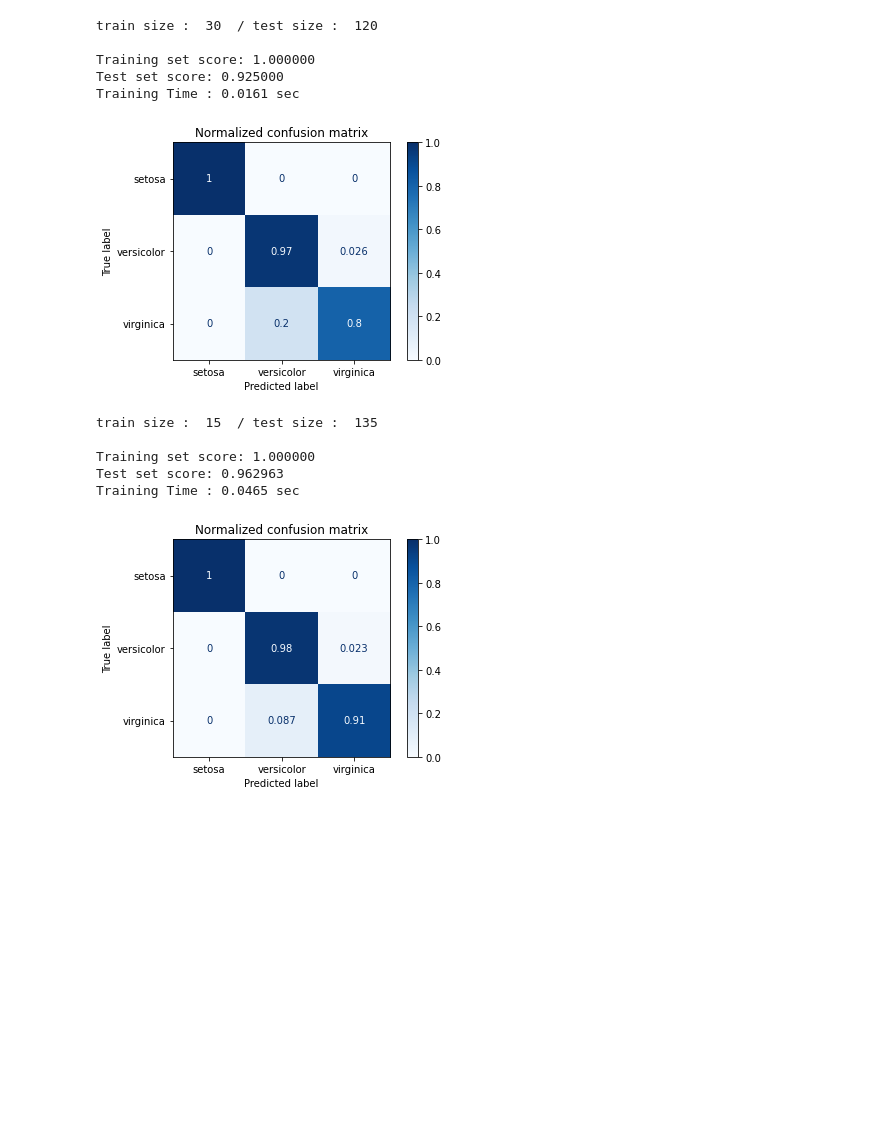
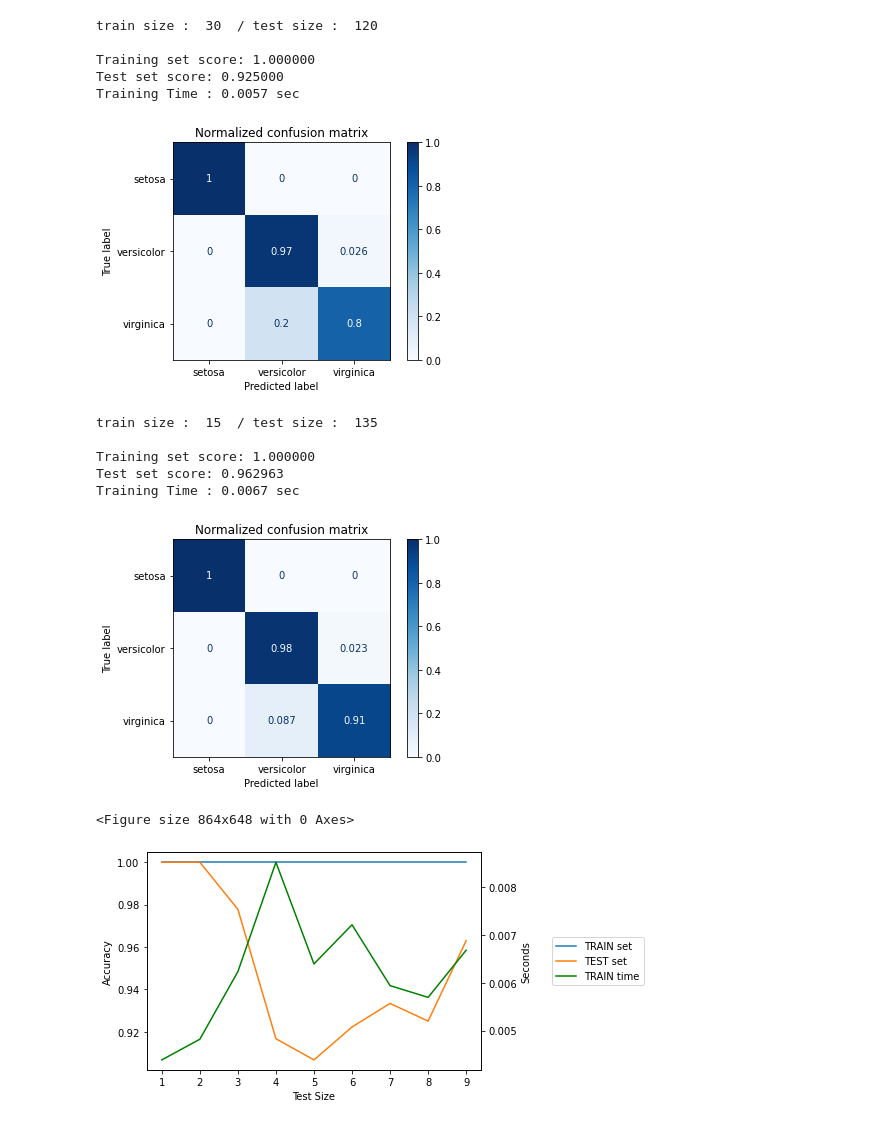
Before and after one commit to minercode625/Archive, a Jupyter notebook: ML/NN/003_TestSize_Iris.ipynb, the cells around one changed output. Drawn from its saved outputs; the diff is of its cells as text; code cells hidden in the pictures; blank space fills up the shorter version.

```diff
--- a/ML/NN/003_TestSize_Iris.ipynb
+++ b/ML/NN/003_TestSize_Iris.ipynb
@@ -5,3 +6,7 @@ from sklearn.datasets import load_iris
 from sklearn.model_selection import train_test_split
 from sklearn.metrics import ConfusionMatrixDisplay
 from sklearn.neighbors import KNeighborsClassifier
+# %%
+train_acc = []
+test_acc = []
+train_time = []
@@ -242,17 +319,22 @@ print()
 
 k = 1
 
-start = time.perf_counter()
-
 knn = KNeighborsClassifier(k, weights='distance', n_jobs=-1)
 knn.fit(x_train, y_train)
 
 train_score = knn.score(x_train, y_train)
+
+start = time.perf_counter()
 test_score = knn.score(x_test, y_test)
+end = time.perf_counter() - start
 
 print("Training set score: %f" % train_score)
 print("Test set score: %f" % test_score)
-print("Training Time : %.4f" % (time.perf_counter() - start), "sec")
+print("Training Time : %.4f" % end, "sec")
+
+train_acc.append(train_score)
+test_acc.append(test_score)
+train_time.append(end)
 
 disp = ConfusionMatrixDisplay.from_estimator(knn, x_test, y_test, display_labels=iris.target_names, cmap=plt.cm.Blues, normalize="true")
 disp.ax_.set_title("Normalized confusion matrix")
@@ -262,7 +344,7 @@ train size :  30  / test size :  120
 
 Training set score: 1.000000
 Test set score: 0.925000
-Training Time : 0.0161 sec
+Training Time : 0.0057 sec
 [figure]
 # %%
 iris = load_iris()
@@ -279,17 +361,22 @@ print()
 
 k = 1
 
-start = time.perf_counter()
-
 knn = KNeighborsClassifier(k, weights='distance', n_jobs=-1)
 knn.fit(x_train, y_train)
 
 train_score = knn.score(x_train, y_train)
+
+start = time.perf_counter()
 test_score = knn.score(x_test, y_test)
+end = time.perf_counter() - start
 
 print("Training set score: %f" % train_score)
 print("Test set score: %f" % test_score)
-print("Training Time : %.4f" % (time.perf_counter() - start), "sec")
+print("Training Time : %.4f" % end, "sec")
+
+train_acc.append(train_score)
+test_acc.append(test_score)
+train_time.append(end)
 
 disp = ConfusionMatrixDisplay.from_estimator(knn, x_test, y_test, display_labels=iris.target_names, cmap=plt.cm.Blues, normalize="true")
 disp.ax_.set_title("Normalized confusion matrix")
@@ -299,5 +386,27 @@ train size :  15  / test size :  135
 
 Training set score: 1.000000
 Test set score: 0.962963
-Training Time : 0.0465 sec
+Training Time : 0.0067 sec
 [figure]
+# %%
+plt.figure(figsize=(12, 9))
+
+fig, ax1 = plt.subplots()
+ax1.set_xlabel("Test Size")
+ax1.set_ylabel("Accuracy")
+line1 = ax1.plot(range(1, 10), train_acc, label='TRAIN set')
+line2 = ax1.plot(range(1, 10), test_acc, label='TEST set')
+
+ax2 = ax1.twinx()
+ax2.set_ylabel("Seconds")
+line3 = ax2.plot(range(1, 10), train_time, label='TRAIN time', color='green')
+
+lines = line1 + line2 + line3
+
+labels = [l.get_label() for l in lines]
+ax1.legend(lines, labels, loc='center right', bbox_to_anchor=(1.5, 0.5))
+
+plt.show()
+# %% [output]
+<Figure size 864x648 with 0 Axes>
+[figure, added]
```
Also changed, not shown: parts of 8 cells of this notebook, 2 other files.
